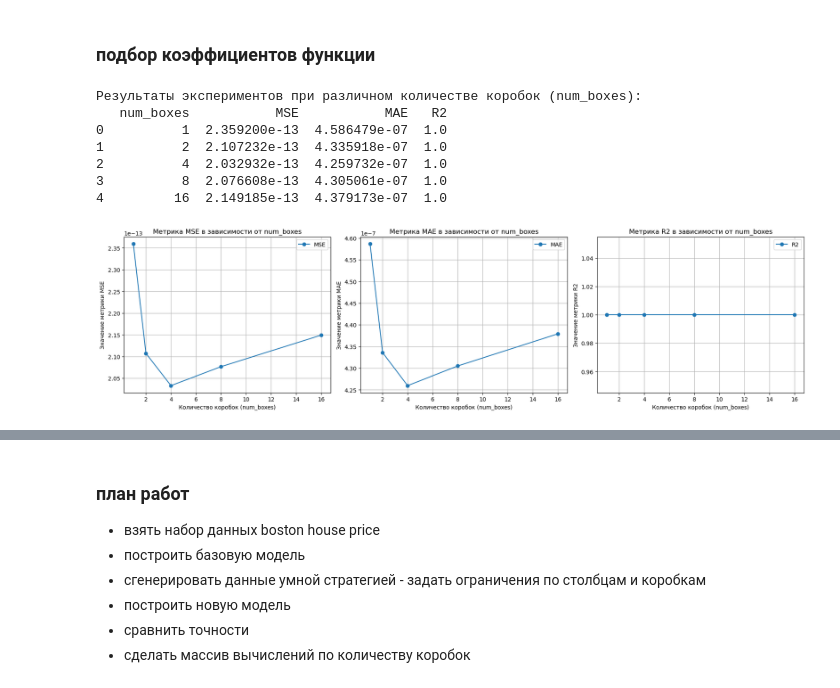
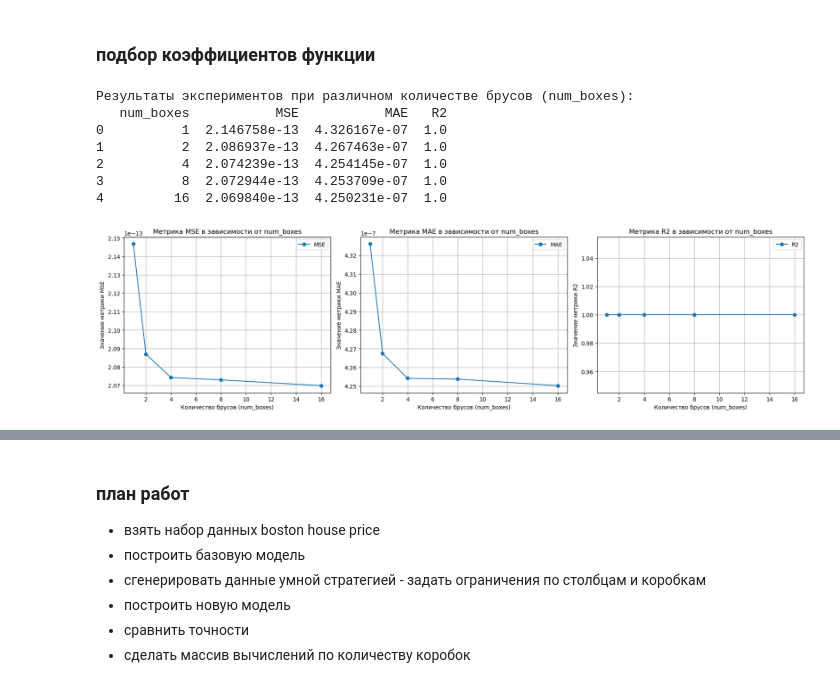
Before and after one commit to Clarxxon/remodelling_article_moit, a Jupyter notebook: article-views.ipynb, the cells around one changed output, grey strips where cells are left out. Saved outputs shown, nothing was run; the diff lists cells and outputs as text; code cells hidden in the pictures.

```diff
--- a/article-views.ipynb
+++ b/article-views.ipynb
@@ -244,7 +244,7 @@ fig = plt.figure(figsize=(14, 6))
 # Первый график: Диаграмма с точками и разлиновкой
 ax1 = fig.add_subplot(121)
 scatter = ax1.scatter(points[:, 0], points[:, 1], c=values, cmap='viridis', marker='o', s=50)
-ax1.set_title("Генерация точек по коробкам")
+ax1.set_title("Генерация точек по брусам")
 ax1.set_xlabel("x")
 ax1.set_ylabel("y")
 ax1.grid(True)
@@ -262,8 +262,8 @@ for box in boxes:
 ax2 = fig.add_subplot(122)
 num_points_in_boxes = [max(1, int(m_total * change / np.sum(changes))) for change in changes]
 ax2.bar(range(len(boxes)), num_points_in_boxes)
-ax2.set_title("Количество точек в коробках")
-ax2.set_xlabel("Номер коробки")
+ax2.set_title("Количество точек в брусах")
+ax2.set_xlabel("Номер бруса")
 ax2.set_ylabel("Количество точек")
 ax2.grid(True)
 
@@ -386,7 +386,7 @@ fig = plt.figure(figsize=(14, 6))
 # Первый график: Диаграмма с точками и разлиновкой
 ax1 = fig.add_subplot(121)
 scatter = ax1.scatter(points[:, 0], points[:, 1], c=values, cmap='viridis', marker='o', s=50)
-ax1.set_title("Генерация точек по коробкам")
+ax1.set_title("Генерация точек по брусам")
 ax1.set_xlabel("x")
 ax1.set_ylabel("y")
 ax1.grid(True)
@@ -411,8 +411,8 @@ for i, box in enumerate(boxes):
 ax2 = fig.add_subplot(122)
 num_points_in_boxes = [max(1, int(m_total * change / np.sum(changes))) for change in changes]
 ax2.bar(range(len(boxes)), num_points_in_boxes)
-ax2.set_title("Количество точек в коробках")
-ax2.set_xlabel("Номер коробки")
+ax2.set_title("Количество точек в брусах")
+ax2.set_xlabel("Номер бруса")
 ax2.set_ylabel("Количество точек")
 ax2.grid(True)
 
@@ -670,7 +670,7 @@ if __name__ == "__main__":
 
     # Задаем параметры
     bounds = [(0, 100), (0, 100)]  # Ограничения для каждой переменной
-    m_total_train = 100  # Общее количество обучающих точек
+    m_total_train = 1000  # Общее количество обучающих точек
     m_total_test = 50    # Общее количество тестовых точек
 
     # Генерируем тестовый набор данных (используем случайный метод)
@@ -701,42 +701,42 @@ if __name__ == "__main__":
 
         # Сохраняем результаты
         results.append({
             'num_boxes': num_boxes,
             'MSE': metrics['MSE'],
             'MAE': metrics['MAE'],
             'R2': metrics['R2']
         })
 
     # Создаем таблицу результатов
     results_df = pd.DataFrame(results)
 
     # Выводим таблицу
-    print("Результаты экспериментов при различном количестве коробок (num_boxes):")
+    print("Результаты экспериментов при различном количестве брусов (num_boxes):")
     print(results_df)
 
     # Визуализация метрик в зависимости от num_boxes на одном графике с помощью subplots
     metrics = ['MSE', 'MAE', 'R2']
     fig, axs = plt.subplots(1, 3, figsize=(18, 5))
 
     for idx, metric in enumerate(metrics):
         axs[idx].plot(results_df['num_boxes'], results_df[metric], marker='o', label=metric)
-        axs[idx].set_xlabel('Количество коробок (num_boxes)')
+        axs[idx].set_xlabel('Количество брусов (num_boxes)')
         axs[idx].set_ylabel(f'Значение метрики {metric}')
         axs[idx].set_title(f'Метрика {metric} в зависимости от num_boxes')
         axs[idx].grid(True)
         axs[idx].legend()
 
     plt.tight_layout()
     plt.show()
 # %% [output]
-Результаты экспериментов при различном количестве коробок (num_boxes):
+Результаты экспериментов при различном количестве брусов (num_boxes):
    num_boxes           MSE           MAE   R2
-0          1  2.359200e-13  4.586479e-07  1.0
-1          2  2.107232e-13  4.335918e-07  1.0
-2          4  2.032932e-13  4.259732e-07  1.0
-3          8  2.076608e-13  4.305061e-07  1.0
-4         16  2.149185e-13  4.379173e-07  1.0
+0          1  2.146758e-13  4.326167e-07  1.0
+1          2  2.086937e-13  4.267463e-07  1.0
+2          4  2.074239e-13  4.254145e-07  1.0
+3          8  2.072944e-13  4.253709e-07  1.0
+4         16  2.069840e-13  4.250231e-07  1.0
-[figure, old version]
+[figure, new version]
 # %%
 import numpy as np
 import matplotlib.pyplot as plt
```
Also changed, not shown: parts of 5 cells of this notebook, 8 other files.
